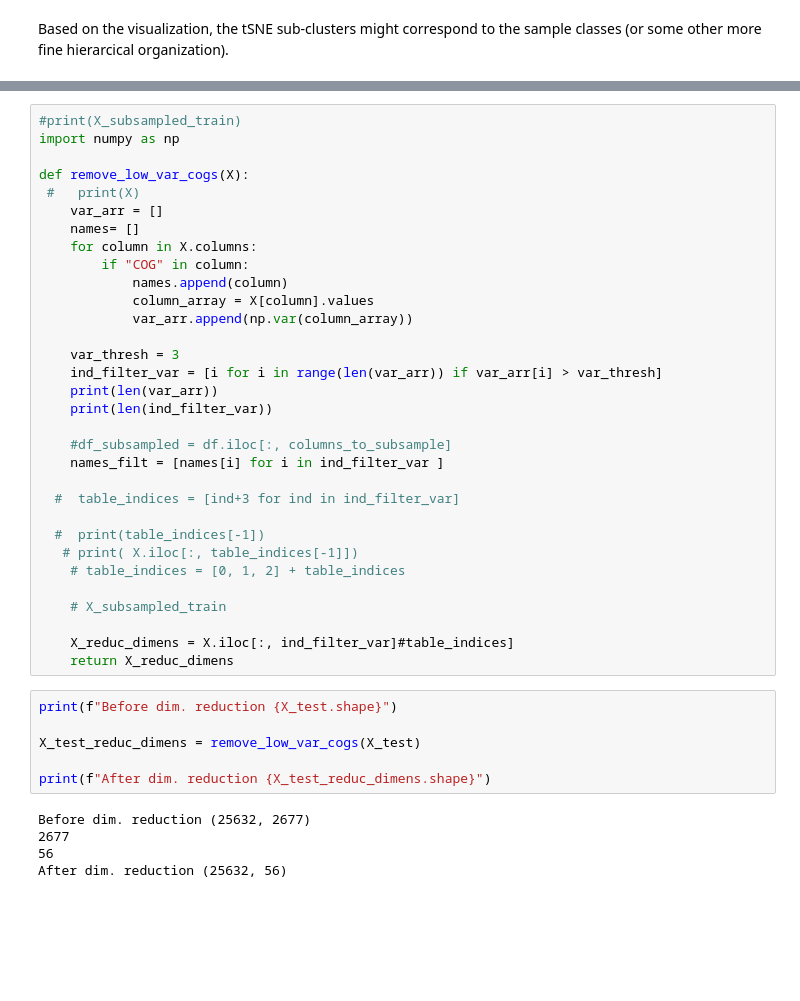
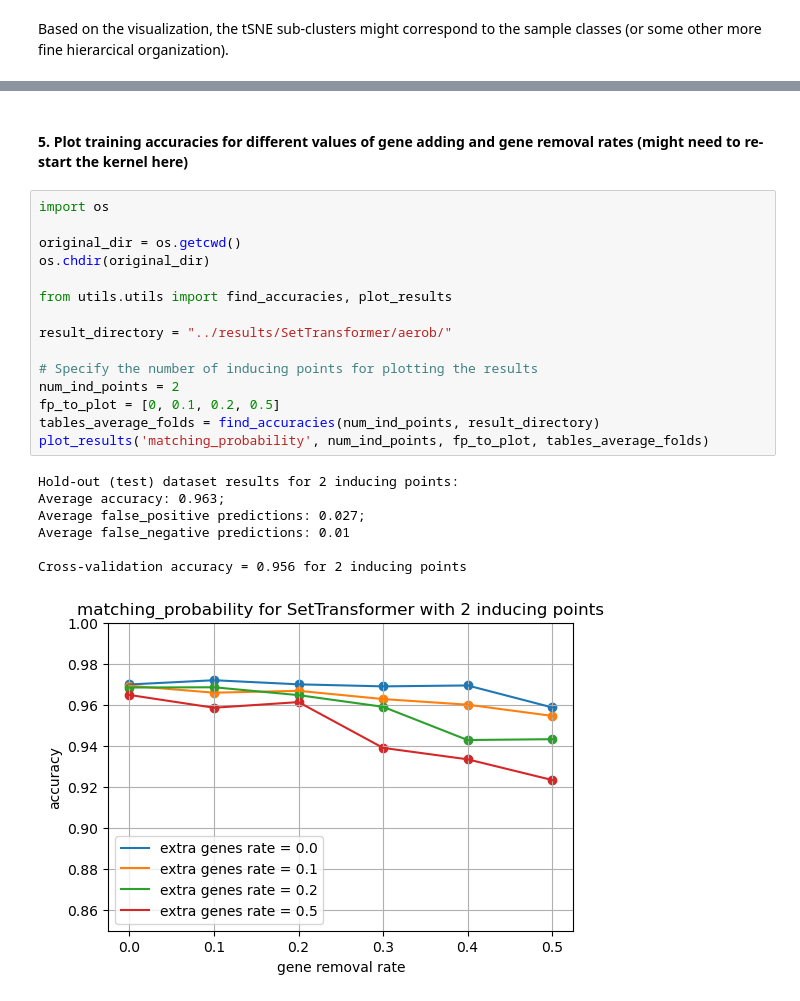
Before and after one commit to oist/gene-context, a Jupyter notebook: jupyter_notebooks/aerob_result_visualization_and_data_preprocess.ipynb, the cells around one changed output, grey strips where cells are left out. Saved outputs shown, nothing was run; the diff lists cells and outputs as text; blank space fills up the shorter version.

```diff
--- a/data_vizual_and_preprocess.ipynb
+++ b/jupyter_notebooks/aerob_result_visualization_and_data_preprocess.ipynb
@@ -290,43 +258,25 @@ sc = ax.scatter(X_tsne[:, 0], X_tsne[:, 1], X_tsne[:, 2], c=y_test_val, alpha=0.
-# %%
-#print(X_subsampled_train)
-import numpy as np
-
-def remove_low_var_cogs(X):
- #   print(X)
-    var_arr = []
-    names= []
-    for column in X.columns:
-        if "COG" in column:
-            names.append(column)
-            column_array = X[column].values
-            var_arr.append(np.var(column_array))
-
-    var_thresh = 3
-    ind_filter_var = [i for i in range(len(var_arr)) if var_arr[i] > var_thresh]
-    print(len(var_arr))
-    print(len(ind_filter_var))
-
-    #df_subsampled = df.iloc[:, columns_to_subsample]
-    names_filt = [names[i] for i in ind_filter_var ]
-
-  #  table_indices = [ind+3 for ind in ind_filter_var]
-
-  #  print(table_indices[-1])
-   # print( X.iloc[:, table_indices[-1]])
-    # table_indices = [0, 1, 2] + table_indices
-
-    # X_subsampled_train
-
-    X_reduc_dimens = X.iloc[:, ind_filter_var]#table_indices]
-    return X_reduc_dimens
-# %%
-print(f"Before dim. reduction {X_test.shape}")
-
-X_test_reduc_dimens = remove_low_var_cogs(X_test)
-
-print(f"After dim. reduction {X_test_reduc_dimens.shape}")
-# %% [output]
-Before dim. reduction (25632, 2677)
-2677
-56
-After dim. reduction (25632, 56)
+# %% [markdown]
+#### 5. Plot training accuracies for different values of gene adding and gene removal rates (might need to re-start the kernel here)
+# %%
+import os
+
+original_dir = os.getcwd()
+os.chdir(original_dir)
+
+from utils.utils import find_accuracies, plot_results
+
+result_directory = "../results/SetTransformer/aerob/"
+
+# Specify the number of inducing points for plotting the results
+num_ind_points = 2
+fp_to_plot = [0, 0.1, 0.2, 0.5]
+tables_average_folds = find_accuracies(num_ind_points, result_directory)
+plot_results('matching_probability', num_ind_points, fp_to_plot, tables_average_folds)
+# %% [output]
+Hold-out (test) dataset results for 2 inducing points:
+Average accuracy: 0.963;
+Average false_positive predictions: 0.027;
+Average false_negative predictions: 0.01
+
+Cross-validation accuracy = 0.956 for 2 inducing points
+[figure, added]
```
Also changed, not shown: parts of 13 cells of this notebook, 8 other files.
